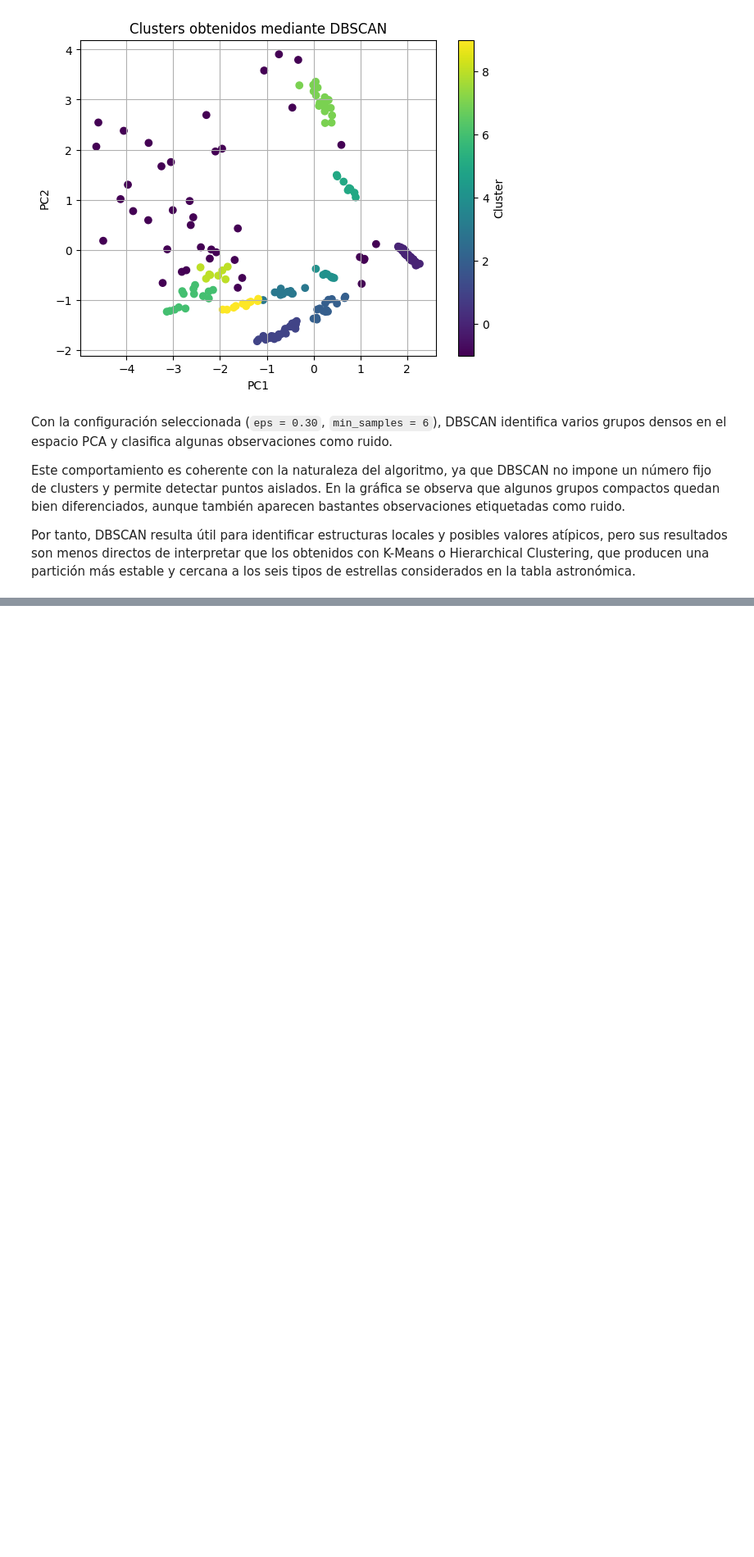
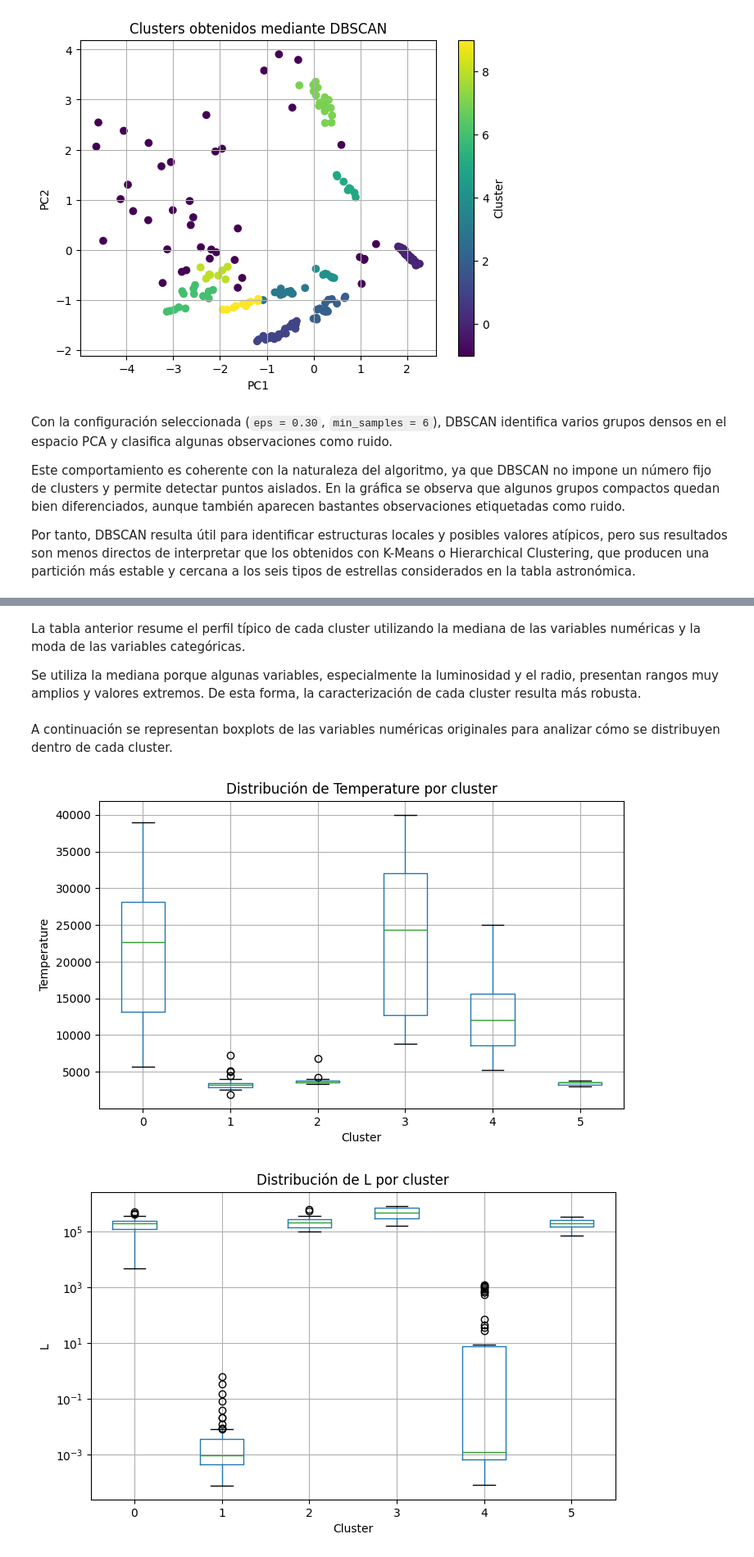
Before and after one commit to 100495785/Grupo17_Practica2, a Jupyter notebook: Practica2_estrellas.ipynb, the cells around one changed output, grey strips where cells are left out. Shown at 82% size. Cells and saved outputs as stored; diff of their text form; code cells hidden in the pictures; blank space fills up the shorter version.

```diff
--- a/Practica2_estrellas.ipynb
+++ b/Practica2_estrellas.ipynb
@@ -280,6 +282,8 @@ X_pca_df = pd.DataFrame(
     columns=["PC1", "PC2"]
 )
 
+X_pca_clustering = X_pca_df[["PC1", "PC2"]]
+
 X_pca_df.head()
 # %% [output]
 |  | PC1 | PC2 |
@@ -416,6 +420,13 @@ kmeans = KMeans(
     n_init=10
 )
 
-kmeans_labels = kmeans.fit_predict(X_pca_df)
+kmeans_labels = kmeans.fit_predict(X_pca_clustering)
+
+silhouette_kmeans_final = silhouette_score(
+    X_pca_clustering,
+    kmeans_labels
+)
+
+print("Silhouette score final:", round(silhouette_kmeans_final, 3))
 
 X_pca_df["cluster_kmeans"] = kmeans_labels
@@ -793,7 +804,7 @@ dbscan_final = DBSCAN(
 )
 
 dbscan_labels = dbscan_final.fit_predict(
-    X_pca_df[["PC1", "PC2"]]
+    X_pca_clustering
 )
 
 X_pca_df["cluster_dbscan"] = dbscan_labels
@@ -863,0 +950,7 @@ Por tanto, DBSCAN resulta útil para identificar estructuras locales y posibles
+# %%
+recommended_labels = X_pca_df["cluster_kmeans"]
+
+df_clusters = df_processed.copy()
+df_clusters["cluster"] = recommended_labels
+
+df_clusters.head()
@@ -863,0 +1023,31 @@ Por tanto, DBSCAN resulta útil para identificar estructuras locales y posibles
+# %% [markdown]
+La tabla anterior resume el perfil típico de cada cluster utilizando la mediana de las variables numéricas y la moda de las variables categóricas.
+
+Se utiliza la mediana porque algunas variables, especialmente la luminosidad y el radio, presentan rangos muy amplios y valores extremos. De esta forma, la caracterización de cada cluster resulta más robusta.
+# %% [markdown]
+A continuación se representan boxplots de las variables numéricas originales para analizar cómo se distribuyen dentro de cada cluster.
+# %%
+import matplotlib.pyplot as plt
+
+numeric_vars = ["Temperature", "L", "R", "A_M"]
+
+for var in numeric_vars:
+    ax = df_clusters.boxplot(
+        column=var,
+        by="cluster",
+        grid=True,
+        figsize=(8, 5)
+    )
+
+    ax.set_title(f"Distribución de {var} por cluster")
+    ax.set_xlabel("Cluster")
+    ax.set_ylabel(var)
+
+    if var in ["L", "R"]:
+        ax.set_yscale("log")
+
+    plt.suptitle("")
+    plt.show()
+# %% [output]
+[figure, added]
+[figure, added]
```
Also changed, not shown: parts of 39 cells of this notebook.
